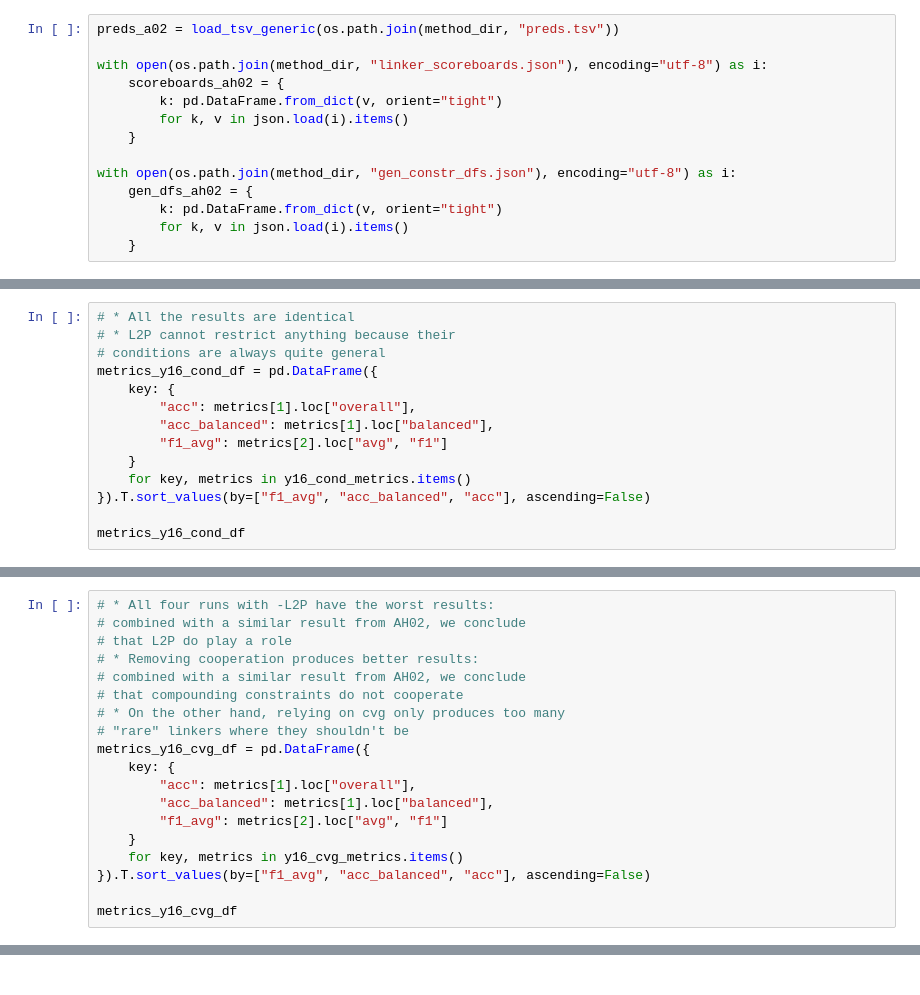
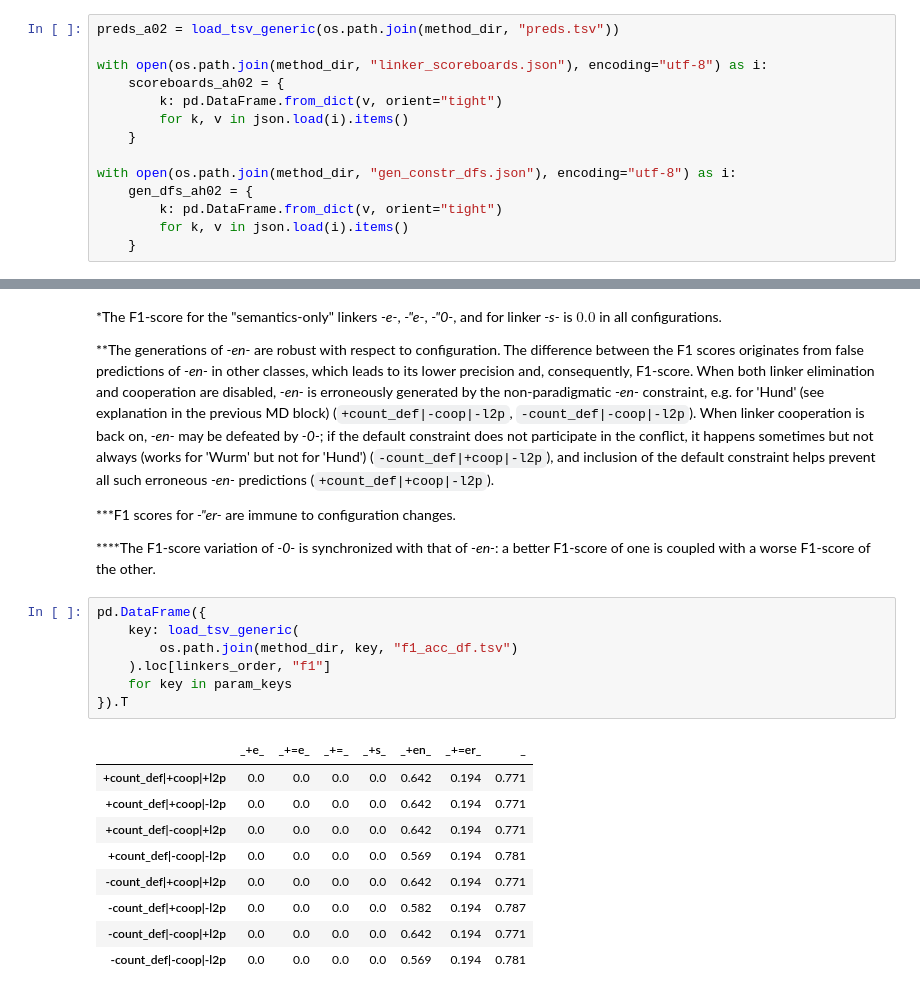
Before and after one commit to maxschmaltz/DieKonstraints, a Jupyter notebook: comp_modeling/inspect.ipynb, the cells around one changed output, grey strips where cells are left out. Saved outputs shown, nothing was run; the diff lists cells and outputs as text.

```diff
--- a/comp_modeling/inspect.ipynb
+++ b/comp_modeling/inspect.ipynb
@@ -1058,14 +962,0 @@ for count_def, coop, l2p in product([True, False], repeat=3):
-# %%
-# * All the results are identical
-# * L2P cannot restrict anything because their
-# conditions are always quite general
-metrics_y16_cond_df = pd.DataFrame({
-    key: {
-        "acc": metrics[1].loc["overall"],
-        "acc_balanced": metrics[1].loc["balanced"],
-        "f1_avg": metrics[2].loc["avg", "f1"]
-    }
-    for key, metrics in y16_cond_metrics.items()
-}).T.sort_values(by=["f1_avg", "acc_balanced", "acc"], ascending=False)
-
-metrics_y16_cond_df
@@ -1164,19 +962,0 @@ for count_def, coop, l2p in product([True, False], repeat=3):
-# %%
-# * All four runs with -L2P have the worst results:
-# combined with a similar result from AH02, we conclude
-# that L2P do play a role
-# * Removing cooperation produces better results:
-# combined with a similar result from AH02, we conclude
-# that compounding constraints do not cooperate
-# * On the other hand, relying on cvg only produces too many
-# "rare" linkers where they shouldn't be
-metrics_y16_cvg_df = pd.DataFrame({
-    key: {
-        "acc": metrics[1].loc["overall"],
-        "acc_balanced": metrics[1].loc["balanced"],
-        "f1_avg": metrics[2].loc["avg", "f1"]
-    }
-    for key, metrics in y16_cvg_metrics.items()
-}).T.sort_values(by=["f1_avg", "acc_balanced", "acc"], ascending=False)
-
-metrics_y16_cvg_df
@@ -1254,0 +963,25 @@ cnf_matrix
+# %% [markdown]
+*The F1-score for the "semantics-only" linkers _-e-_, _-"e-_, _-"0-_, and for linker _-s-_ is $0.0$ in all configurations.
+
+**The generations of _-en-_ are robust with respect to configuration. The difference between the F1 scores originates from false predictions of _-en-_ in other classes, which leads to its lower precision and, consequently, F1-score. When both linker elimination and cooperation are disabled, _-en-_ is erroneously generated by the non-paradigmatic _-en-_ constraint, e.g. for 'Hund' (see explanation in the previous MD block) (`+count_def|-coop|-l2p`, `-count_def|-coop|-l2p`). When linker cooperation is back on, _-en-_ may be defeated by _-0-_; if the default constraint does not participate in the conflict, it happens sometimes but not always (works for 'Wurm' but not for 'Hund') (`-count_def|+coop|-l2p`), and inclusion of the default constraint helps prevent all such erroneous _-en-_ predictions (`+count_def|+coop|-l2p`).
+
+***F1 scores for _-"er-_ are immune to configuration changes.
+
+****The F1-score variation of _-0-_ is synchronized with that of _-en-_: a better F1-score of one is coupled with a worse F1-score of the other.
+# %%
+pd.DataFrame({
+    key: load_tsv_generic(
+        os.path.join(method_dir, key, "f1_acc_df.tsv")
+    ).loc[linkers_order, "f1"]
+    for key in param_keys
+}).T
+# %% [output]
+|  | _+e_ | _+=e_ | _+=_ | _+s_ | _+en_ | _+=er_ | _ |
+| +count_def|+coop|+l2p | 0.0 | 0.0 | 0.0 | 0.0 | 0.642 | 0.194 | 0.771 |
+| +count_def|+coop|-l2p | 0.0 | 0.0 | 0.0 | 0.0 | 0.642 | 0.194 | 0.771 |
+| +count_def|-coop|+l2p | 0.0 | 0.0 | 0.0 | 0.0 | 0.642 | 0.194 | 0.771 |
+| +count_def|-coop|-l2p | 0.0 | 0.0 | 0.0 | 0.0 | 0.569 | 0.194 | 0.781 |
+| -count_def|+coop|+l2p | 0.0 | 0.0 | 0.0 | 0.0 | 0.642 | 0.194 | 0.771 |
+| -count_def|+coop|-l2p | 0.0 | 0.0 | 0.0 | 0.0 | 0.582 | 0.194 | 0.787 |
+| -count_def|-coop|+l2p | 0.0 | 0.0 | 0.0 | 0.0 | 0.642 | 0.194 | 0.771 |
+| -count_def|-coop|-l2p | 0.0 | 0.0 | 0.0 | 0.0 | 0.569 | 0.194 | 0.781 |
```
Also changed, not shown: parts of 53 cells of this notebook, 3 other files.
